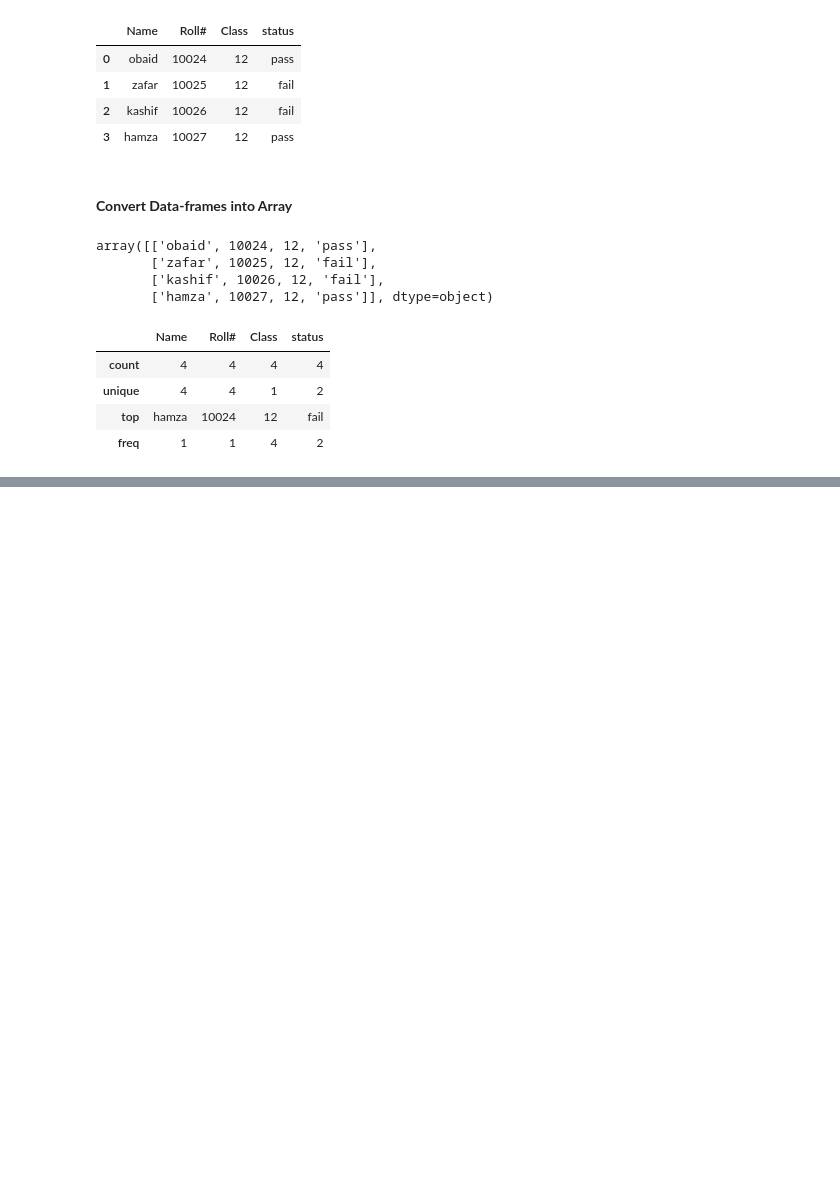
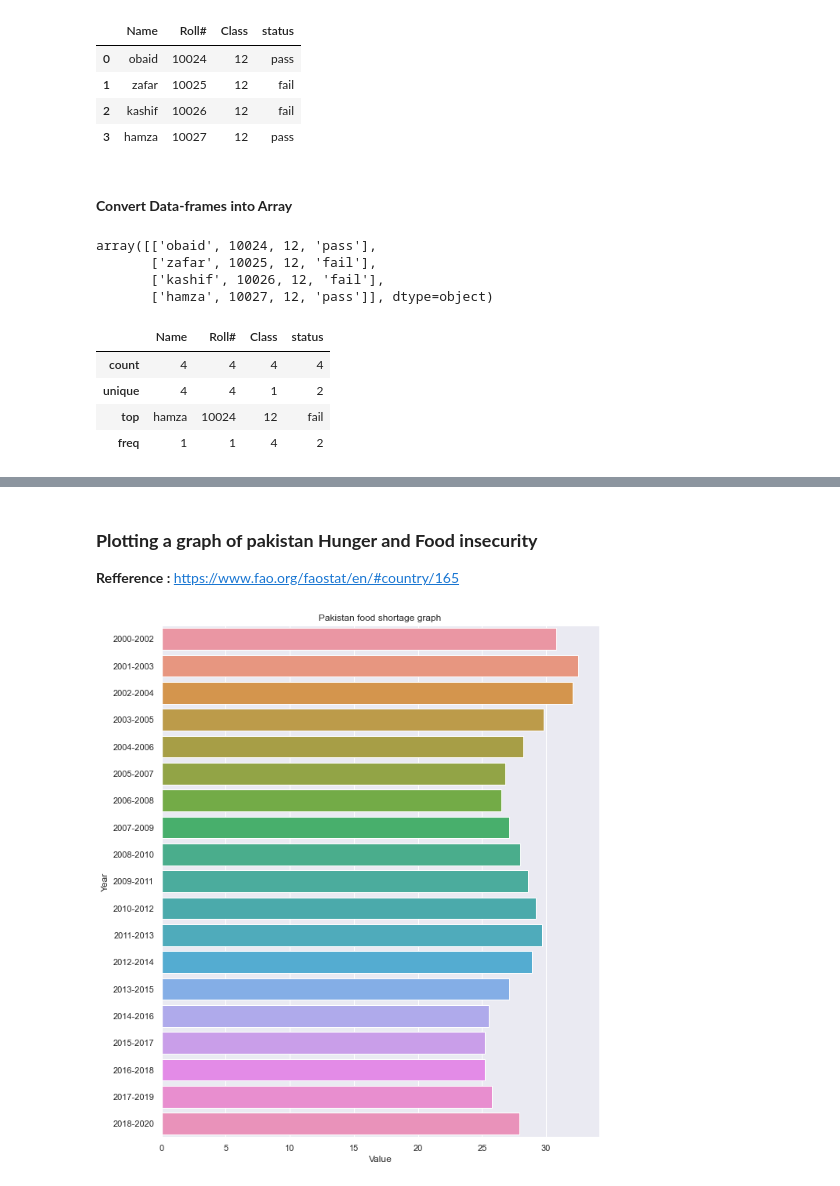
Before and after one commit to Sharfo/data_science, a Jupyter notebook: pandas_library.ipynb, the cells around one changed output, grey strips where cells are left out. Cells and saved outputs as stored; diff of their text form; code cells hidden in the pictures; blank space fills up the shorter version.

Commit message:
Adding graph

```diff
--- a/pandas_library.ipynb
+++ b/pandas_library.ipynb
@@ -128,0 +129,18 @@ data_frame.describe()
+# %% [markdown]
+### **Plotting a graph of pakistan Hunger and Food insecurity**
+
+**Refference :** https://www.fao.org/faostat/en/#country/165
+# %%
+import pandas as pd
+import numpy as np
+import matplotlib.pyplot as plt
+import seaborn as sns
+import plotly.express as px
+sns.set_theme(style="darkgrid",color_codes=True)
+pakistan = pd.read_csv(r"C:\Users\usa35\OneDrive\Desktop\Github\pakistan.csv")
+f, ax = plt.subplots(figsize=(10,12))
+pk = sns.barplot(x="Value",y="Year",data=pakistan)
+pk.set_title("Pakistan food shortage graph")
+plt.show()
+# %% [output]
+[figure, added]
```
Also changed, not shown: parts of 3 cells of this notebook.
